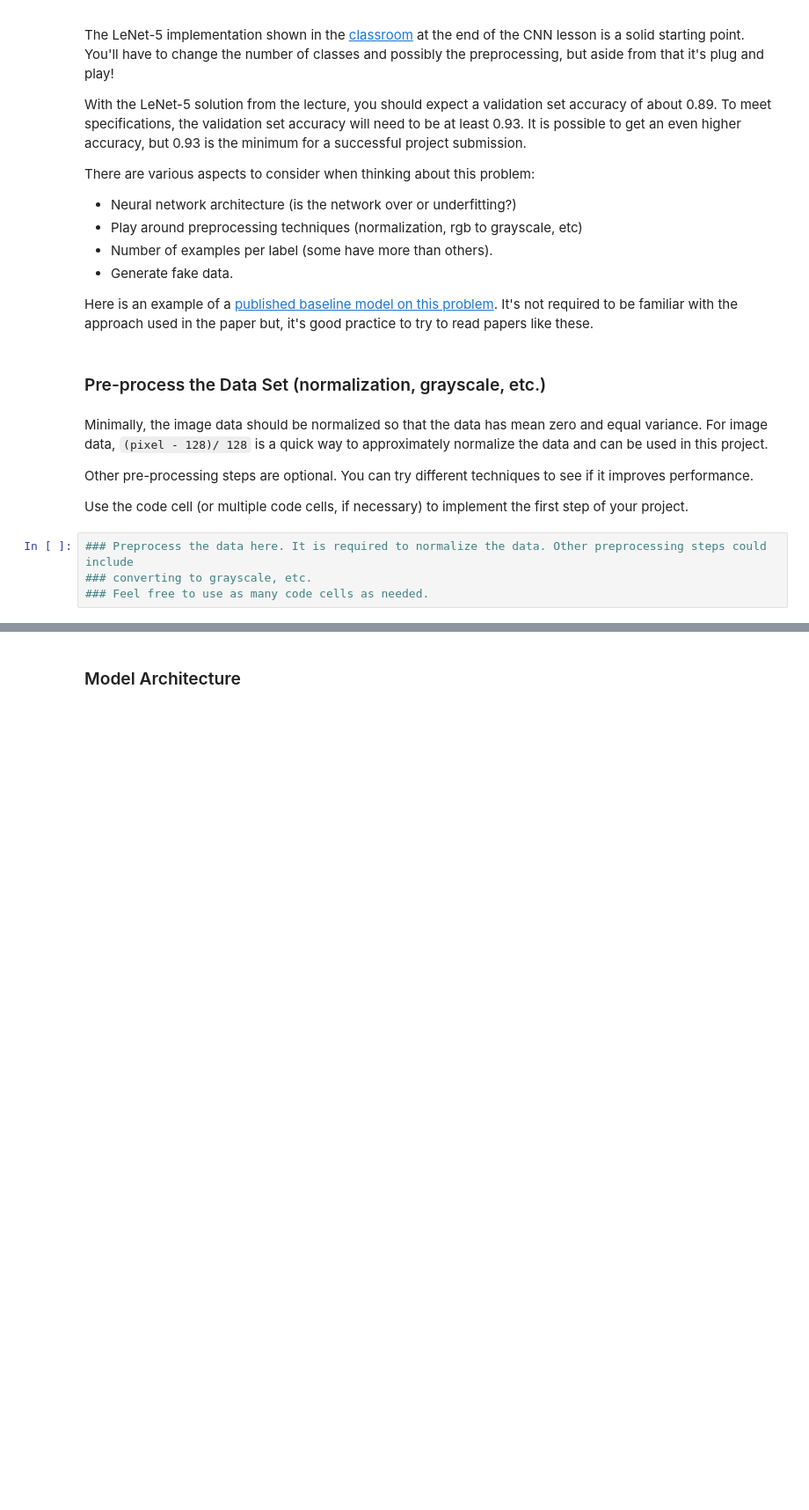
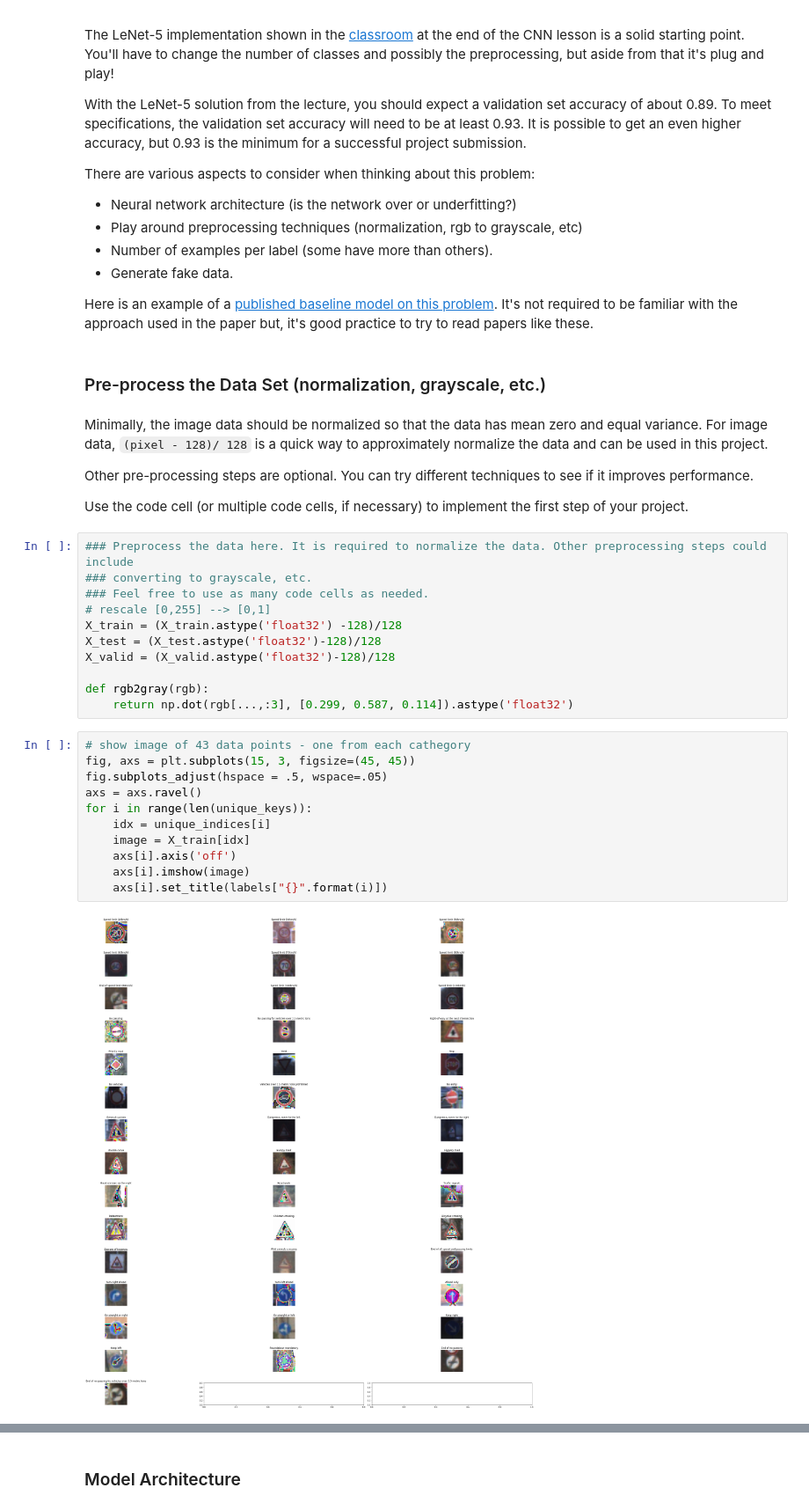
Before and after one commit to rbiegacz/Udacity-CarND, a Jupyter notebook: CarND-Traffic-Sign-Classifier-Project-master/Traffic_Sign_Classifier.ipynb, the cells around one changed output, grey strips where cells are left out. Shown at 88% size. Cells and saved outputs as stored; diff of their text form; blank space fills up the shorter version.

```diff
--- a/CarND-Traffic-Sign-Classifier-Project-master/Traffic_Sign_Classifier.ipynb
+++ b/CarND-Traffic-Sign-Classifier-Project-master/Traffic_Sign_Classifier.ipynb
@@ -131,3 +179,23 @@ Use the code cell (or multiple code cells, if necessary) to implement the first
 ### Preprocess the data here. It is required to normalize the data. Other preprocessing steps could include
 ### converting to grayscale, etc.
 ### Feel free to use as many code cells as needed.
+# rescale [0,255] --> [0,1]
+X_train = (X_train.astype('float32') -128)/128
+X_test = (X_test.astype('float32')-128)/128
+X_valid = (X_valid.astype('float32')-128)/128
+
+def rgb2gray(rgb):
+    return np.dot(rgb[...,:3], [0.299, 0.587, 0.114]).astype('float32')
+# %%
+# show image of 43 data points - one from each cathegory
+fig, axs = plt.subplots(15, 3, figsize=(45, 45))
+fig.subplots_adjust(hspace = .5, wspace=.05)
+axs = axs.ravel()
+for i in range(len(unique_keys)):
+    idx = unique_indices[i]
+    image = X_train[idx]
+    axs[i].axis('off')
+    axs[i].imshow(image)
+    axs[i].set_title(labels["{}".format(i)])
+# %% [output]
+[figure, added]
```
Also changed, not shown: parts of 24 cells of this notebook, 6 other files.
